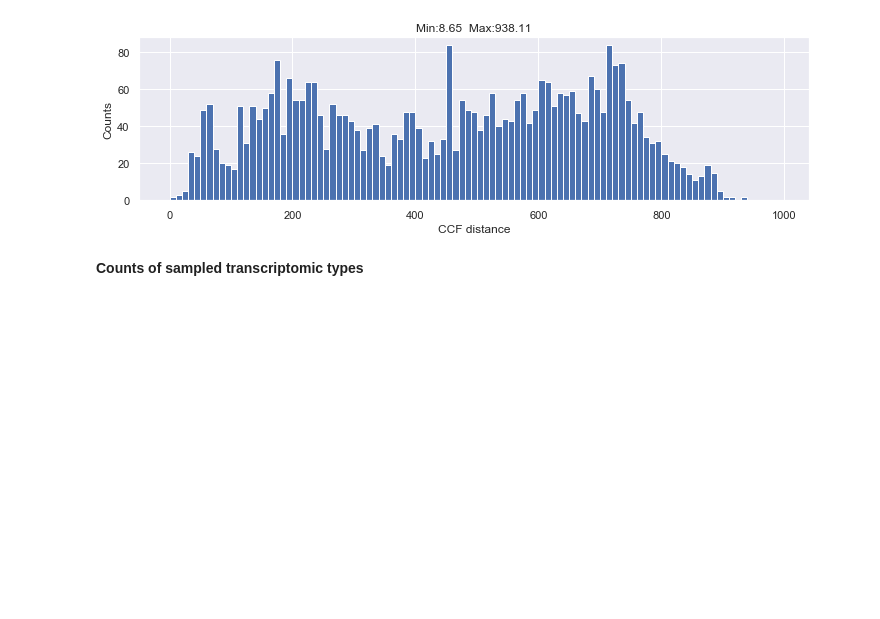
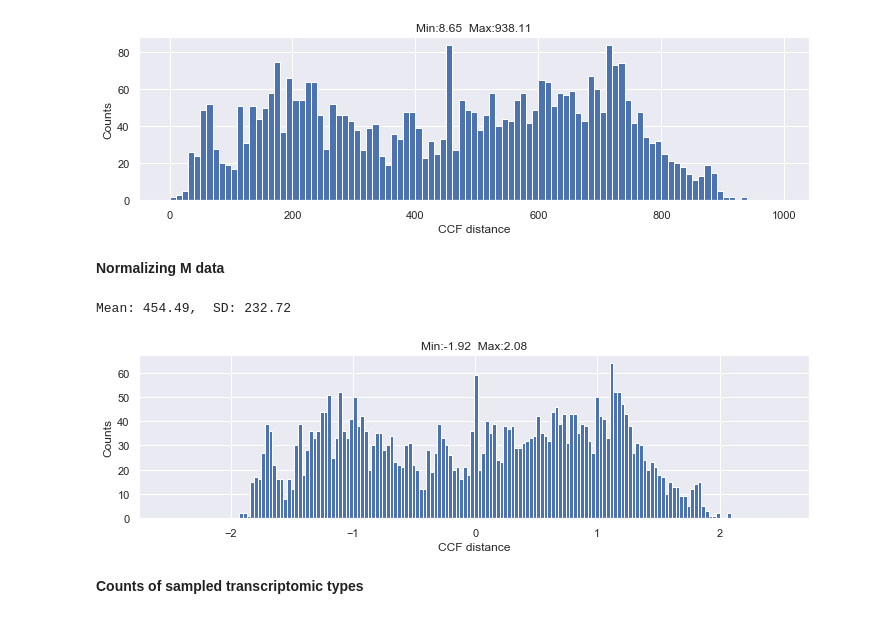
Before and after one commit to AllenInstitute/coupledAE-patchseq, a Jupyter notebook: loaddataset.ipynb, the cells around one changed output. Cells and saved outputs as stored; diff of their text form; code cells hidden in the pictures; blank space fills up the shorter version.

```diff
--- a/loaddataset.ipynb
+++ b/loaddataset.ipynb
@@ -134,6 +137,27 @@ ax.set_ylabel('Counts')
 plt.show()
 # %% [output]
 [figure]
+# %% [markdown]
+**Normalizing M data**
+# %%
+norm_M_data = matdict['M_dat'].copy()
+M_mean = np.nanmean(matdict['M_dat'])
+M_sd   = np.nanstd(matdict['M_dat'])
+print('Mean: {:0.2f},  SD: {:0.2f}'.format(M_mean,M_sd))
+norm_M_data = (norm_M_data-M_mean)/M_sd
+matdict['M_dat'] = norm_M_data
+
+plt.figure(figsize=(12,3))
+plt.hist(matdict['M_dat'][ind],np.arange(-2.5,2.5,0.03))
+ax = plt.gca()
+ax.set_title('Min:{:0.2f}  Max:{:0.2f}'.format(np.min(matdict['M_dat'][ind]),
+                                       np.max(matdict['M_dat'][ind])))
+ax.set_xlabel('CCF distance')
+ax.set_ylabel('Counts')
+plt.show()
+# %% [output]
+Mean: 454.49,  SD: 232.72
+[figure, added]
 # %% [markdown]
 **Counts of sampled transcriptomic types**
 # %%
```
Also changed, not shown: parts of 12 cells of this notebook, 3 other files.
